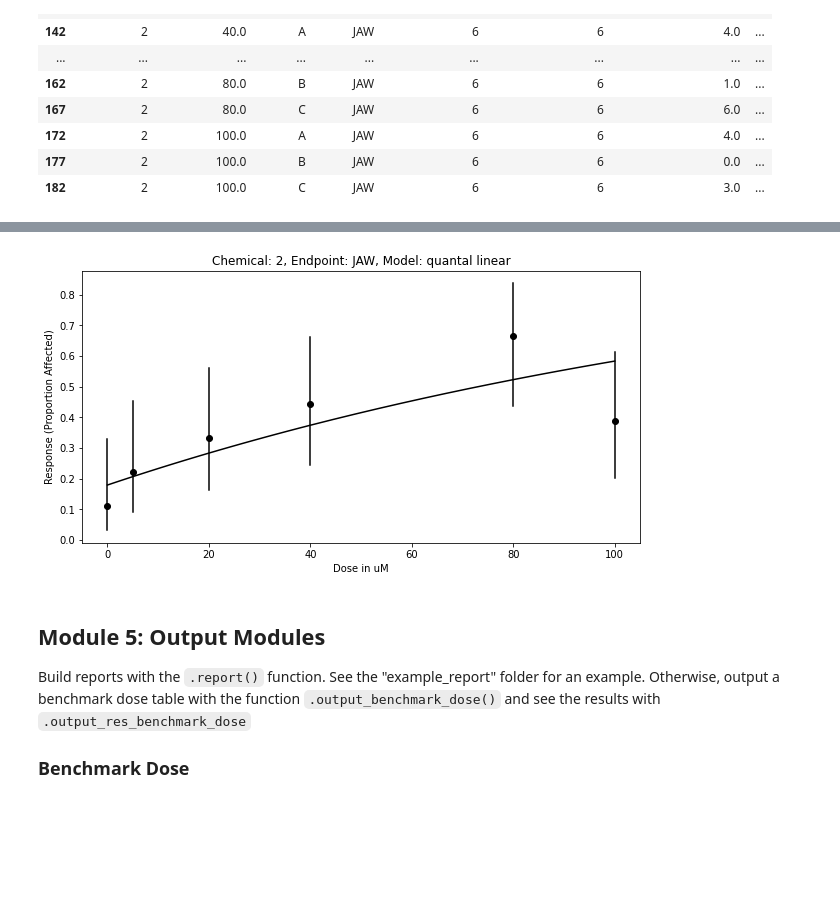
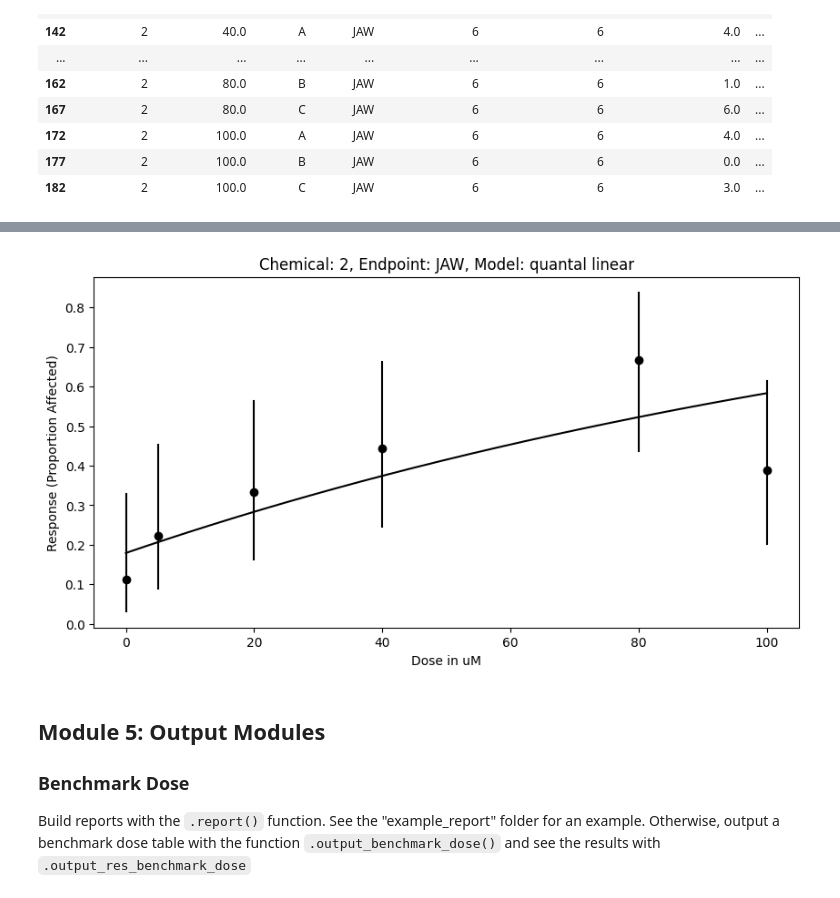
Before and after one commit to PNNL-CompBio/bmdrc, a Jupyter notebook: vignettes/Binary Class Example.ipynb, the cells around one changed output, grey strips where cells are left out. Saved outputs shown, nothing was run; the diff lists cells and outputs as text; code cells hidden in the pictures; blank space fills up the shorter version.

```diff
--- a/vignettes/Binary Class Example.ipynb
+++ b/vignettes/Binary Class Example.ipynb
@@ -406,12 +398,13 @@ Long.bmdls_df # The best fit is log probit, and the second best fit is quantal l
 # %%
 Long.response_curve(chemical_name = 2, endpoint_name = "JAW", model = "quantal linear")
+Long._2_JAW_quantal_linear_curve_plot
 # %% [output]
-[figure, old version]
+[figure, new version]
 # %% [markdown]
 ## Module 5: Output Modules
 
+### Benchmark Dose
+
 Build reports with the `.report()` function. See the "example_report" folder for an example. Otherwise, output a benchmark dose table with the function `.output_benchmark_dose()` and see the results with `.output_res_benchmark_dose`
-
-### Benchmark Dose
 # %%
 Long.output_benchmark_dose()
```
Also changed, not shown: parts of 14 cells of this notebook, 3 other files.
